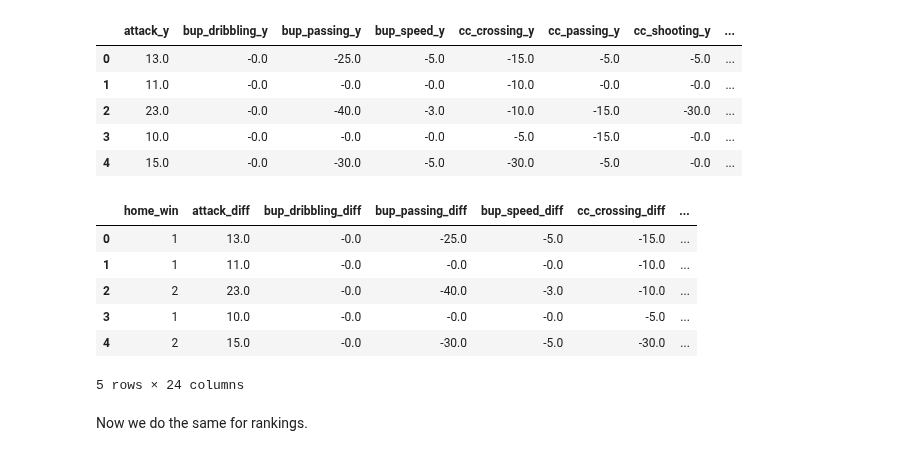
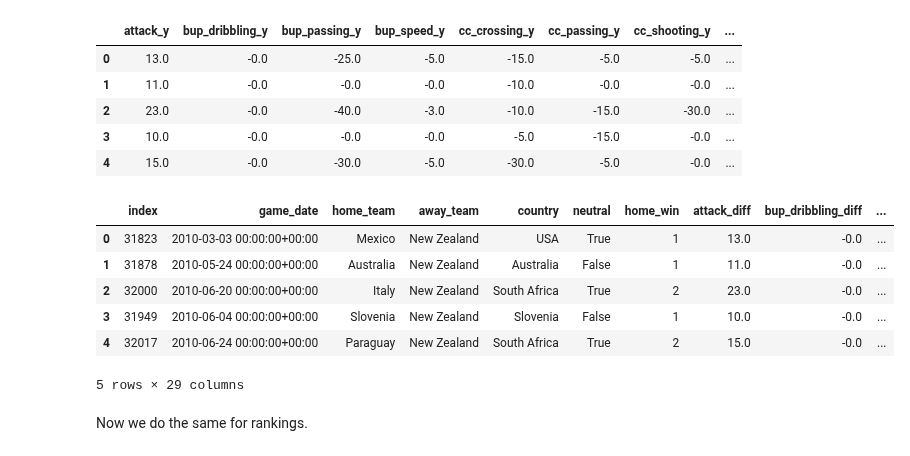
Before and after one commit to AC209aWC2018/World-Cup-2018, a Jupyter notebook: sofifa/sofifa-train-test.ipynb, the cells around one changed output. Cells and saved outputs as stored; diff of their text form; code cells hidden in the pictures.

```diff
--- a/sofifa/sofifa-train-test.ipynb
+++ b/sofifa/sofifa-train-test.ipynb
@@ -100,12 +130,17 @@ Now we finally have two datasets of teams spelled in the same way.
+# %%
+results['closest_home_rating_date'] = home_ratings_date
+results['closest_away_rating_date'] = away_ratings_date
+
+results['closest_home_ranking_date'] = home_rankings_date
+results['closest_away_ranking_date'] = away_rankings_date
 # %%
-# find closest date that we have data
-def get_latest_date(match_date, dates):
-    match_date = match_date.to_datetime64()
-    return dates[match_date >  dates].max()
+# # find closest date that we have data
+# def get_latest_date(match_date, dates):
+#     match_date = match_date.to_datetime64()
+#     return dates[match_date >  dates].max()
 
-# results['closest_date'] = results.apply(lambda i: min(dates, key=lambda d: abs(d-i.date)), axis=1)
-results['closest_rating_date'] = results['date'].apply(get_latest_date, dates = dates)
-results['closest_ranking_date'] = results['date'].apply(get_latest_date, dates = fifa_rankings.rank_date)
+# results['closest_rating_date'] = results['game_date'].apply(get_latest_date, dates = dates)
+# results['closest_ranking_date'] = results['game_date'].apply(get_latest_date, dates = fifa_rankings.rank_date)
 # %%
 results.tail()
 # %% [output]
@@ -121,15 +156,16 @@ Now that we have the closest matching data for both of our datasets, we can merg
 Note that for both the ratings and rankings tables we have merge twice in order to account for both home and away teams.
 # %%
 #Reset index to keep track of original index
+results_copy = results.copy()
 results = results.reset_index()
 
 results_ratings1 = results.merge(ratings, how='inner',
-                                left_on=['closest_rating_date', 'home_team'],
-                                right_on=['date', 'team'])
+                                left_on=['closest_home_rating_date', 'home_team'],
+                                right_on=['rate_date', 'team'])
 
 results_ratings2 = results_ratings1.merge(ratings, how='inner',
-                                       left_on=['closest_rating_date', 'away_team'],
-                                       right_on=['date', 'team'])
+                                       left_on=['closest_away_rating_date', 'away_team'],
+                                       right_on=['rate_date', 'team'])
 
 results_ratings2.head()
 # %% [output]
@@ -149,9 +199,10 @@ We find that we have 1169 observations that can still be used after matching tea
 # %%
 # drop useless columns
 results_ratings3 = results_ratings2.drop(['index', 'home_team', 'away_team', 'tournament',
-                       'city', 'country', 'neutral', 'closest_rating_date', 'closest_ranking_date',
-                      'team_x', 'date_y', 'team_y', 'date',
-                      'home_score', 'away_score', 'date_x'], axis=1)
+                       'city', 'country', 'neutral', 'closest_home_rating_date', 'closest_away_rating_date',
+                       'closest_home_ranking_date', 'closest_away_ranking_date',
+                      'team_x', 'rate_date_y', 'team_y', 'game_date',
+                      'home_score', 'away_score', 'rate_date_x'], axis=1)
 
 # reorder columns
 results_ratings3.sort_index(axis=1, inplace=True)
@@ -200,23 +251,24 @@ diff_ratings.head()
 # %%
 columns = [column[:-2] + '_diff' for column in diff_ratings.columns]
 
 diff_ratings.columns = columns
 
 #Also want difference in attack of one team and defense of the other
 diff_ratings['attack_home_defence_away_diff'] = results_ratings3['attack_x'] - results_ratings3['defence_y']
 diff_ratings['attack_away_defence_home_diff'] = results_ratings3['attack_y'] - results_ratings3['defence_x']
 
 # compile datframe
-train = pd.concat([ratings_base, diff_ratings, results_ratings2['index']], axis=1)
+train = pd.concat([results_ratings2[['index', 'game_date', 'home_team', 'away_team', 'country', 'neutral']],
+                                    ratings_base, diff_ratings], axis=1)
 train.head()
 # %% [output]
-|  | home_win | attack_diff | bup_dribbling_diff | bup_passing_diff | bup_speed_diff | cc_crossing_diff | ... |
-| 0 | 1 | 13.0 | -0.0 | -25.0 | -5.0 | -15.0 | ... |
-| 1 | 1 | 11.0 | -0.0 | -0.0 | -0.0 | -10.0 | ... |
-| 2 | 2 | 23.0 | -0.0 | -40.0 | -3.0 | -10.0 | ... |
-| 3 | 1 | 10.0 | -0.0 | -0.0 | -0.0 | -5.0 | ... |
-| 4 | 2 | 15.0 | -0.0 | -30.0 | -5.0 | -30.0 | ... |
+|  | index | game_date | home_team | away_team | country | neutral | home_win | attack_diff | bup_dribbling_diff | ... |
+| 0 | 31823 | 2010-03-03 00:00:00+00:00 | Mexico | New Zealand | USA | True | 1 | 13.0 | -0.0 | ... |
+| 1 | 31878 | 2010-05-24 00:00:00+00:00 | Australia | New Zealand | Australia | False | 1 | 11.0 | -0.0 | ... |
+| 2 | 32000 | 2010-06-20 00:00:00+00:00 | Italy | New Zealand | South Africa | True | 2 | 23.0 | -0.0 | ... |
+| 3 | 31949 | 2010-06-04 00:00:00+00:00 | Slovenia | New Zealand | Slovenia | False | 1 | 10.0 | -0.0 | ... |
+| 4 | 32017 | 2010-06-24 00:00:00+00:00 | Paraguay | New Zealand | South Africa | True | 2 | 15.0 | -0.0 | ... |
-5 rows × 24 columns
+5 rows × 29 columns
 # %% [markdown]
 Now we do the same for rankings.
 # %%
```
Also changed, not shown: parts of 25 cells of this notebook.
